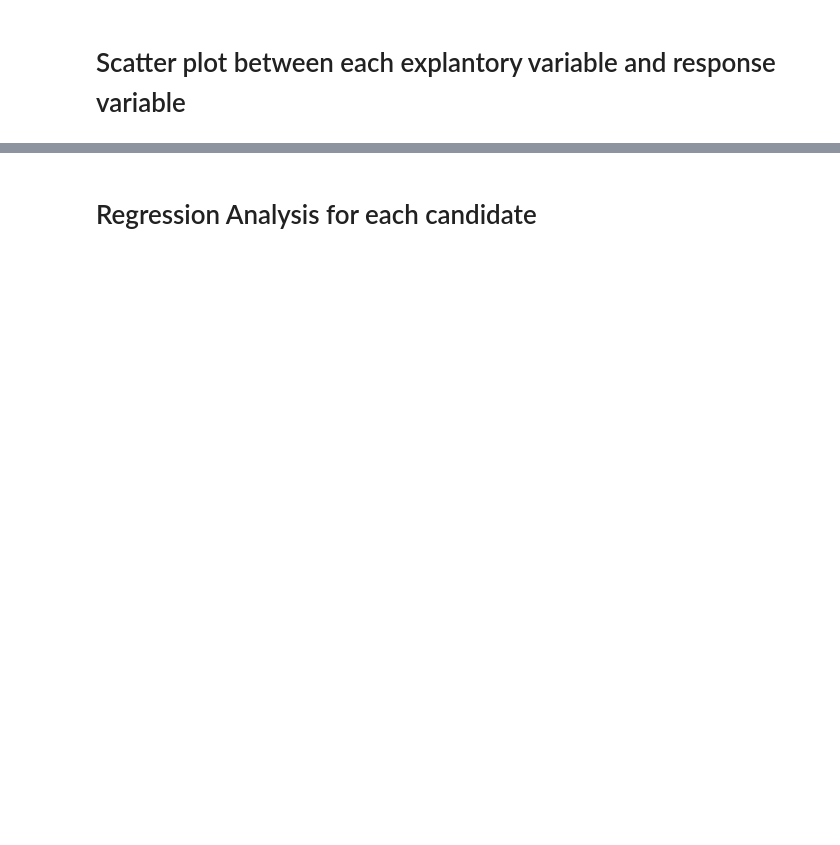
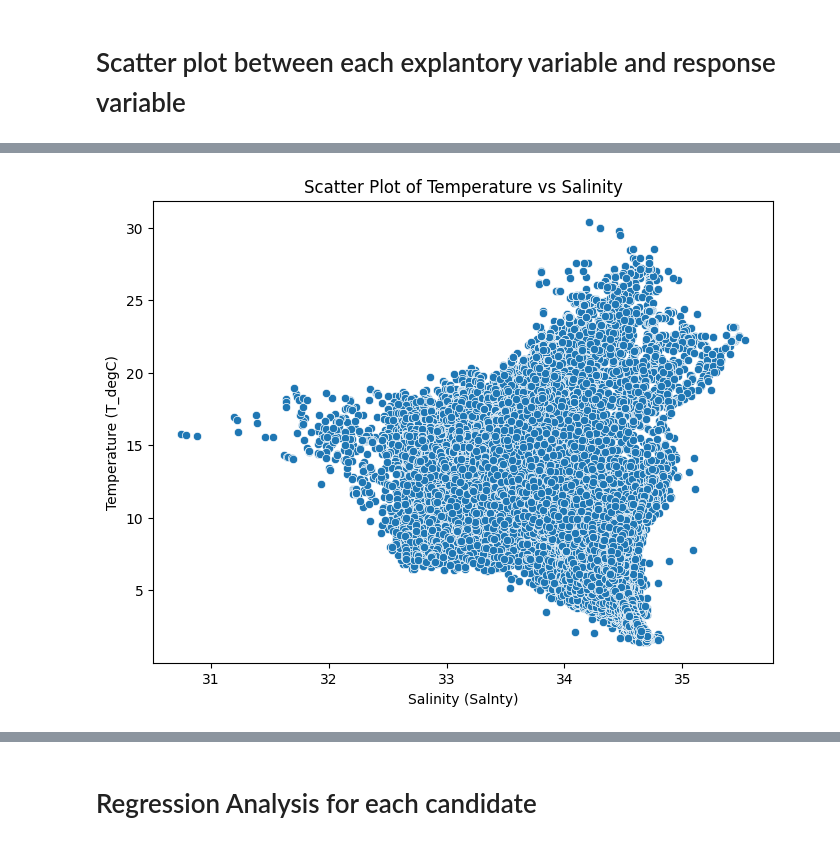
Before and after one commit to warrenshiv/CalCOFI_Data_Analysis, a Jupyter notebook: Ass_Part2_Task4_Multiple_Regression_FirstNameLastName.ipynb, the cells around one changed output, grey strips where cells are left out. Cells and saved outputs as stored; diff of their text form; code cells hidden in the pictures; blank space fills up the shorter version.

```diff
--- a/Ass_Part2_Task4_Multiple_Regression_FirstNameLastName.ipynb
+++ b/Ass_Part2_Task4_Multiple_Regression_FirstNameLastName.ipynb
@@ -49,0 +50,9 @@ plt.show()
+# %%
+plt.figure(figsize=(8, 6))
+sns.scatterplot(x='Salnty', y='T_degC', data=df)
+plt.title('Scatter Plot of Temperature vs Salinity')
+plt.xlabel('Salinity (Salnty)')
+plt.ylabel('Temperature (T_degC)')
+plt.show()
+# %% [output]
+[figure, added]
```
Also changed, not shown: parts of 16 cells of this notebook.
